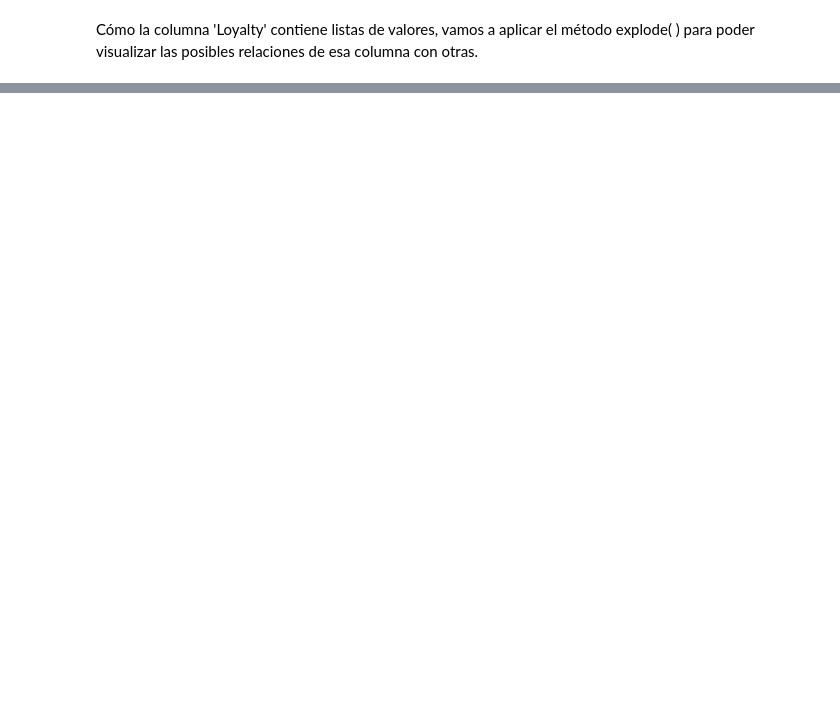
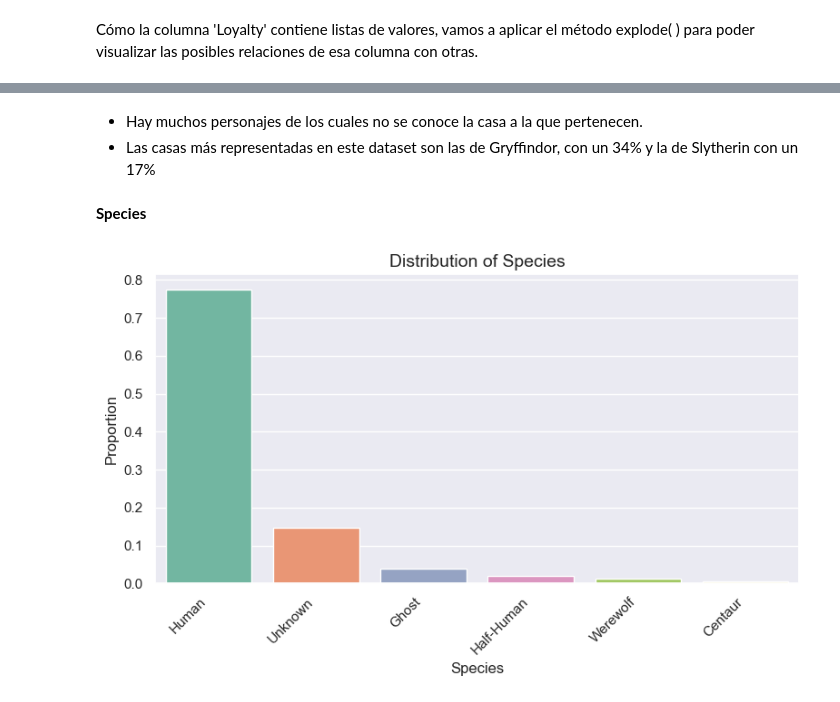
Before and after one commit to CanaryBrianArmas/Personnal-projects, a Jupyter notebook: Proyectos_análisis/EDA_Entrega/Main_Harry_Potter.ipynb, the cells around one changed output, grey strips where cells are left out. Drawn from its saved outputs; the diff is of its cells as text; code cells hidden in the pictures; blank space fills up the shorter version.

```diff
--- a/Proyectos_análisis/EDA_Entrega/Main_Harry_Potter.ipynb
+++ b/Proyectos_análisis/EDA_Entrega/Main_Harry_Potter.ipynb
@@ -615,0 +642,9 @@ plt.show()
+# %% [markdown]
++ Hay muchos personajes de los cuales no se conoce la casa a la que pertenecen.
++ Las casas más representadas en este dataset son las de Gryffindor, con un 34% y la de Slytherin con un 17%
+# %% [markdown]
+**Species**
+# %%
+fv.plot_one_variable_categorical(df_copy_exploded, "Species", figsize = (8, 5), relative = True)
+# %% [output]
+[figure, added]
```
Also changed, not shown: parts of 32 cells of this notebook, 5 other files.
